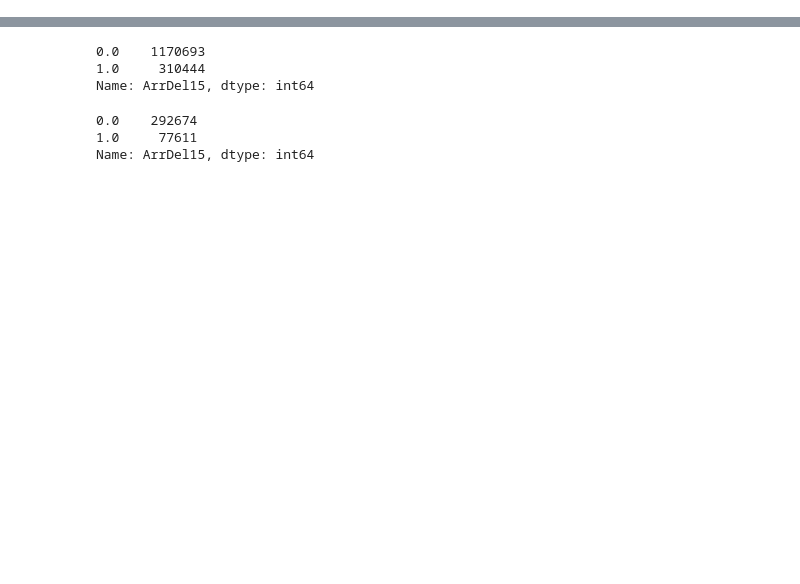
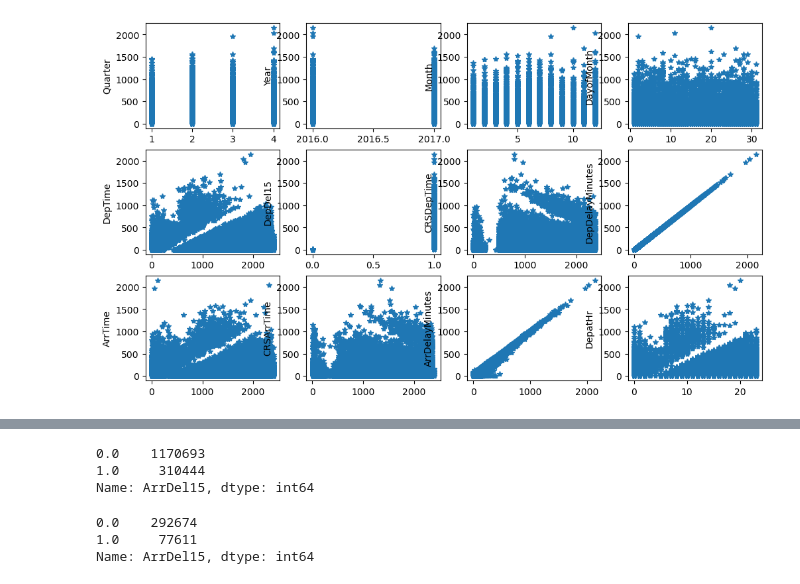
Before and after one commit to hwaseem04/Flight-delay-prediction, a Jupyter notebook: classification-delayed-or-notDelayed/LogisticRegression.ipynb, the cells around one changed output, grey strips where cells are left out. Saved outputs shown, nothing was run; the diff lists cells and outputs as text; code cells hidden in the pictures; blank space fills up the shorter version.

```diff
--- a/classification-delayed-or-notDelayed/LogisticRegression.ipynb
+++ b/classification-delayed-or-notDelayed/LogisticRegression.ipynb
@@ -19,0 +63,15 @@ Df = data[necessary_col]
+# %%
+tmp = Df[['Quarter', 'Year', 'Month', 'DayofMonth', 'DepTime',
+       'DepDel15', 'CRSDepTime', 'DepDelayMinutes',
+       'ArrTime', 'CRSArrTime', 'ArrDelayMinutes', 'DepatHr']]
+# %%
+import matplotlib.pyplot as plt
+plt.figure(figsize=(12,7))
+plt.tight_layout()
+for i, col in enumerate(tmp):
+    plt.subplot(3,4, i+1)
+    plt.ylabel(col)
+    plt.plot(tmp[col], Df['DepDelayMinutes'], linestyle="", marker="*")
+plt.show()
+# %% [output]
+[figure, added]
```
Also changed, not shown: parts of 14 cells of this notebook.
